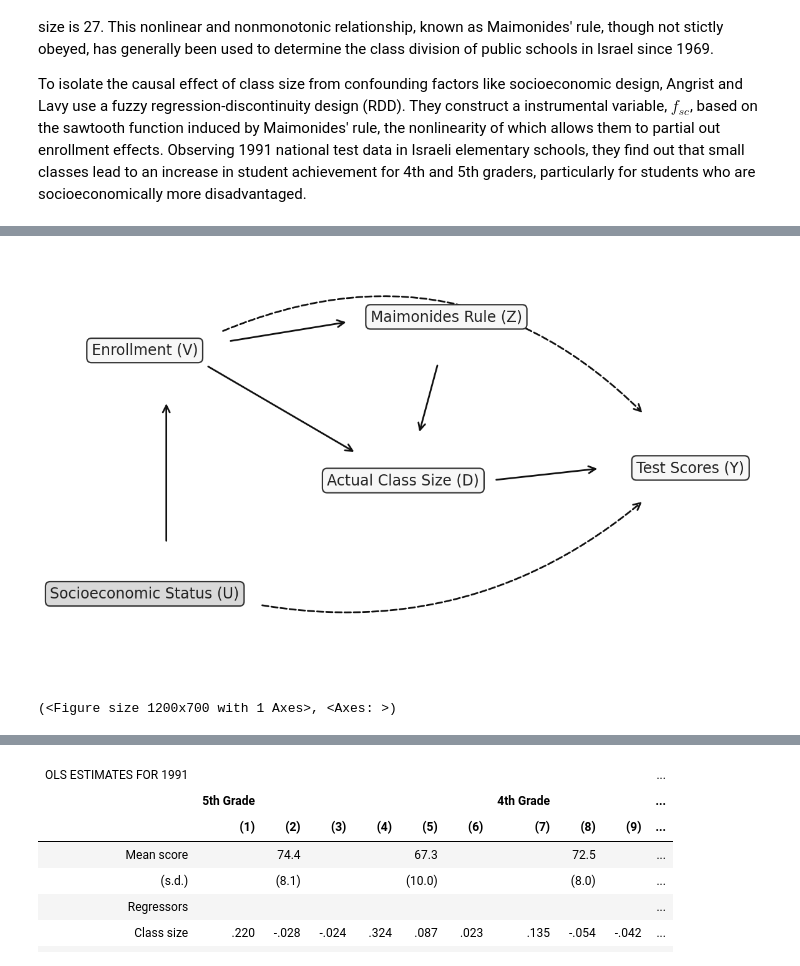
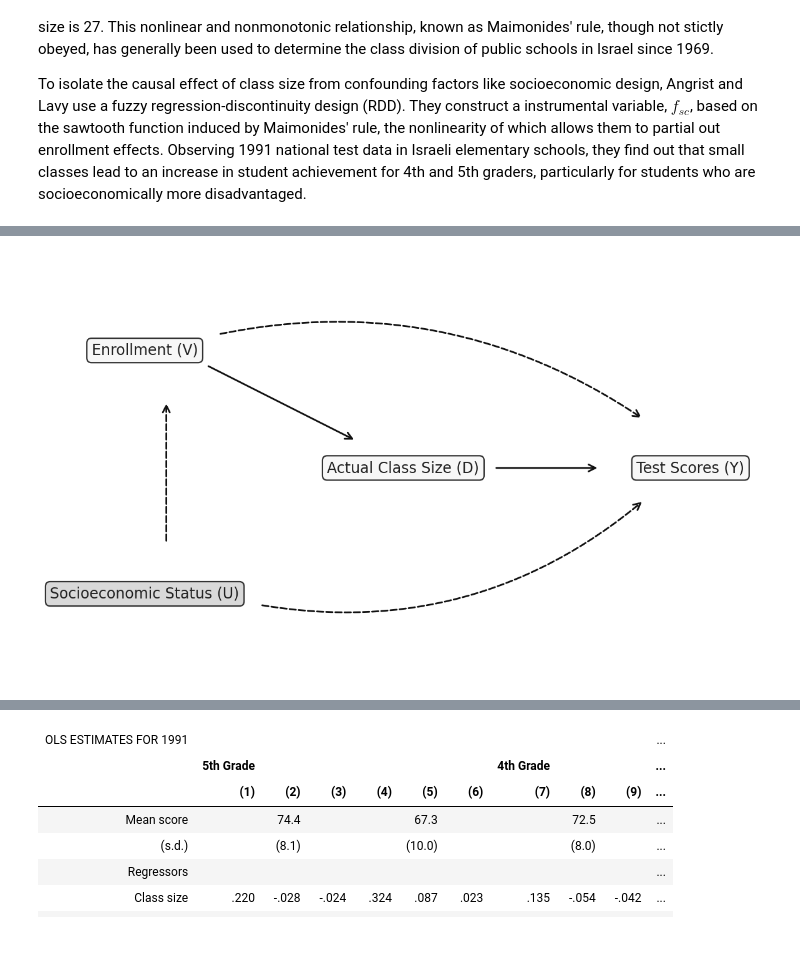
Before and after one commit to eisenhauerIO/project-business-decisions-didida2007, a Jupyter notebook: my-project.ipynb, the cells around one changed output, grey strips where cells are left out. Saved outputs shown, nothing was run; the diff lists cells and outputs as text; code cells hidden in the pictures.

Commit message:
data, graphical analysis, and identification done

```diff
--- a/my-project.ipynb
+++ b/my-project.ipynb
@@ -28,10 +158,5 @@ To isolate the causal effect of class size from confounding factors like socioec
 # %%
-import importlib
-from auxiliary import dag
-
 importlib.reload(dag)
-
-dag.plot_identification_dag(save_path="angrist_lavy_dag.png", show=True)
+fig_no_z, ax_no_z = dag.plot_identification_dag_without_z(show=True)
 # %% [output]
-[figure, old version]
+[figure, new version]
-(<Figure size 1200x700 with 1 Axes>, <Axes: >)
```
Also changed, not shown: parts of 37 cells of this notebook, 6 other files.
